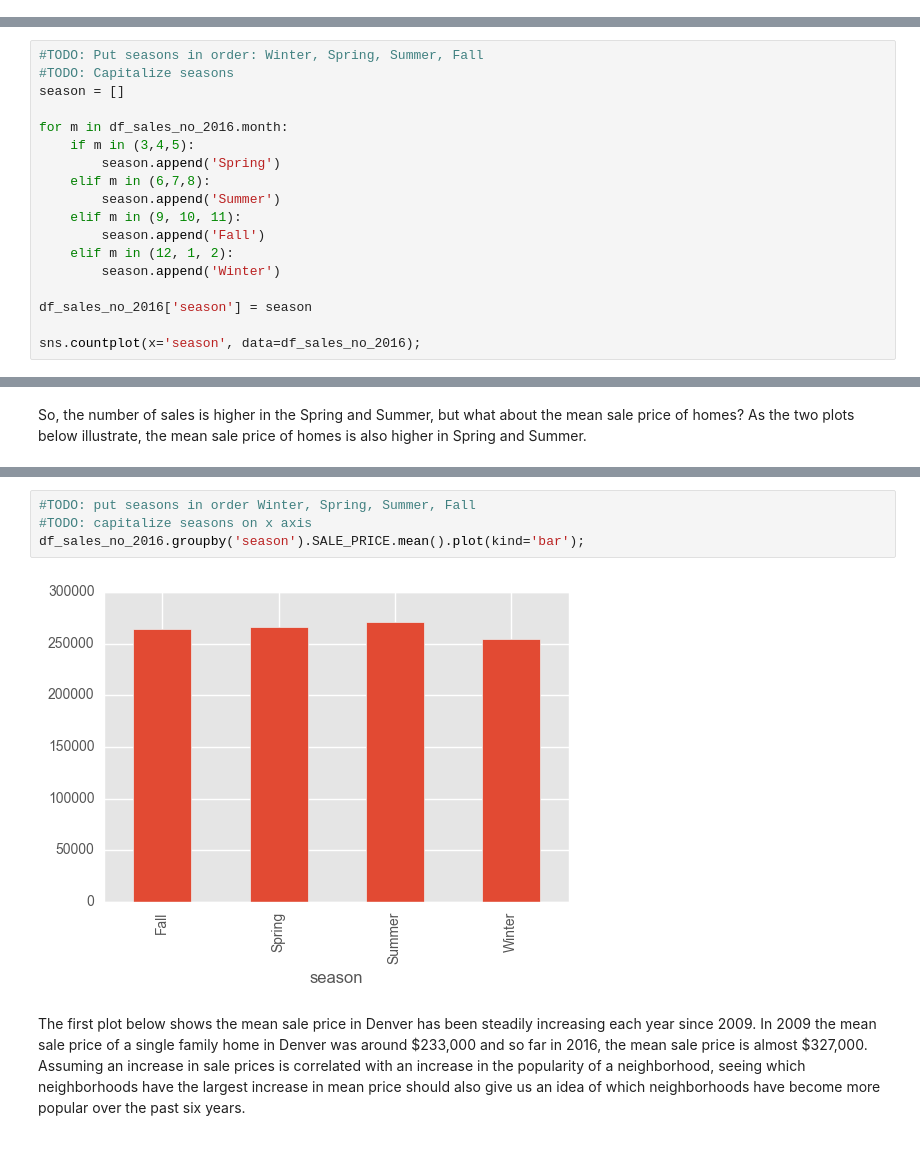
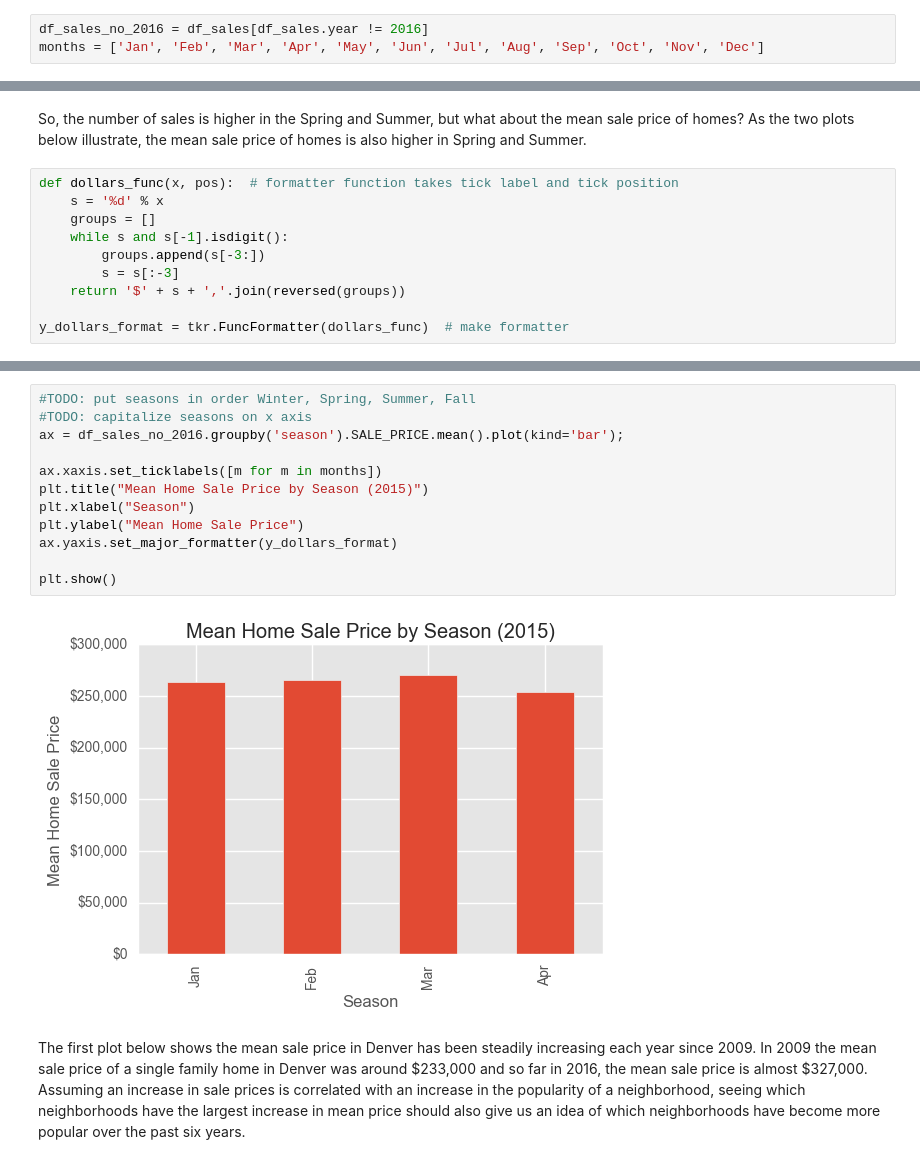
Before and after one commit to trcasey/denver_housing_predictor, a Jupyter notebook: Capstone Report - Denver Real Estate.ipynb, the cells around one changed output, grey strips where cells are left out. Cells and saved outputs as stored; diff of their text form.

Commit message:
Updated formatting of plots

```diff
--- a/Capstone Report - Denver Real Estate.ipynb
+++ b/Capstone Report - Denver Real Estate.ipynb
@@ -176 +189,4 @@ df_sales_no_2016 = df_sales[df_sales.year != 2016]
+# %%
+df_sales_no_2016 = df_sales[df_sales.year != 2016]
+months = ['Jan', 'Feb', 'Mar', 'Apr', 'May', 'Jun', 'Jul', 'Aug', 'Sep', 'Oct', 'Nov', 'Dec']
 # %%
@@ -185,20 +203,2 @@ plt.show()
 # %% [markdown]
 Looking at the sales for just the seasons illustrates this trend more clearly.
-# %%
-#TODO: Put seasons in order: Winter, Spring, Summer, Fall
-#TODO: Capitalize seasons
-season = []
-
-for m in df_sales_no_2016.month:
-    if m in (3,4,5):
-        season.append('Spring')
-    elif m in (6,7,8):
-        season.append('Summer')
-    elif m in (9, 10, 11):
-        season.append('Fall')
-    elif m in (12, 1, 2):
-        season.append('Winter')
-
-df_sales_no_2016['season'] = season
-
-sns.countplot(x='season', data=df_sales_no_2016);
@@ -211,4 +229,14 @@ See the caveats in the documentation: http://pandas.pydata.org/pandas-docs/stabl
 # %% [markdown]
 So, the number of sales is higher in the Spring and Summer, but what about the mean sale price of homes? As the two plots below illustrate, the mean sale price of homes is also higher in Spring and Summer.
+# %%
+def dollars_func(x, pos):  # formatter function takes tick label and tick position
+    s = '%d' % x
+    groups = []
+    while s and s[-1].isdigit():
+        groups.append(s[-3:])
+        s = s[:-3]
+    return '$' + s + ','.join(reversed(groups))
+
+y_dollars_format = tkr.FuncFormatter(dollars_func)  # make formatter
 # %%
 #TODO: Change x axis markers from 1-12 to January-December
@@ -218,9 +253,17 @@ df_sales_no_2016.groupby('month').SALE_PRICE.mean().plot(kind='bar');
 # %%
 #TODO: put seasons in order Winter, Spring, Summer, Fall
 #TODO: capitalize seasons on x axis
-df_sales_no_2016.groupby('season').SALE_PRICE.mean().plot(kind='bar');
+ax = df_sales_no_2016.groupby('season').SALE_PRICE.mean().plot(kind='bar');
+
+ax.xaxis.set_ticklabels([m for m in months])
+plt.title("Mean Home Sale Price by Season (2015)")
+plt.xlabel("Season")
+plt.ylabel("Mean Home Sale Price")
+ax.yaxis.set_major_formatter(y_dollars_format)
+
+plt.show()
 # %% [output]
-[figure, old version]
+[figure, new version]
 # %% [markdown]
 The first plot below shows the mean sale price in Denver has been steadily increasing each year since 2009. In 2009 the mean sale price of a single family home in Denver was around \$233,000 and so far in 2016, the mean sale price is almost \$327,000. Assuming an increase in sale prices is correlated with an increase in the popularity of a neighborhood, seeing which neighborhoods have the largest increase in mean price should also give us an idea of which neighborhoods have become more popular over the past six years.
 # %%
```
Also changed, not shown: parts of 18 cells of this notebook.
